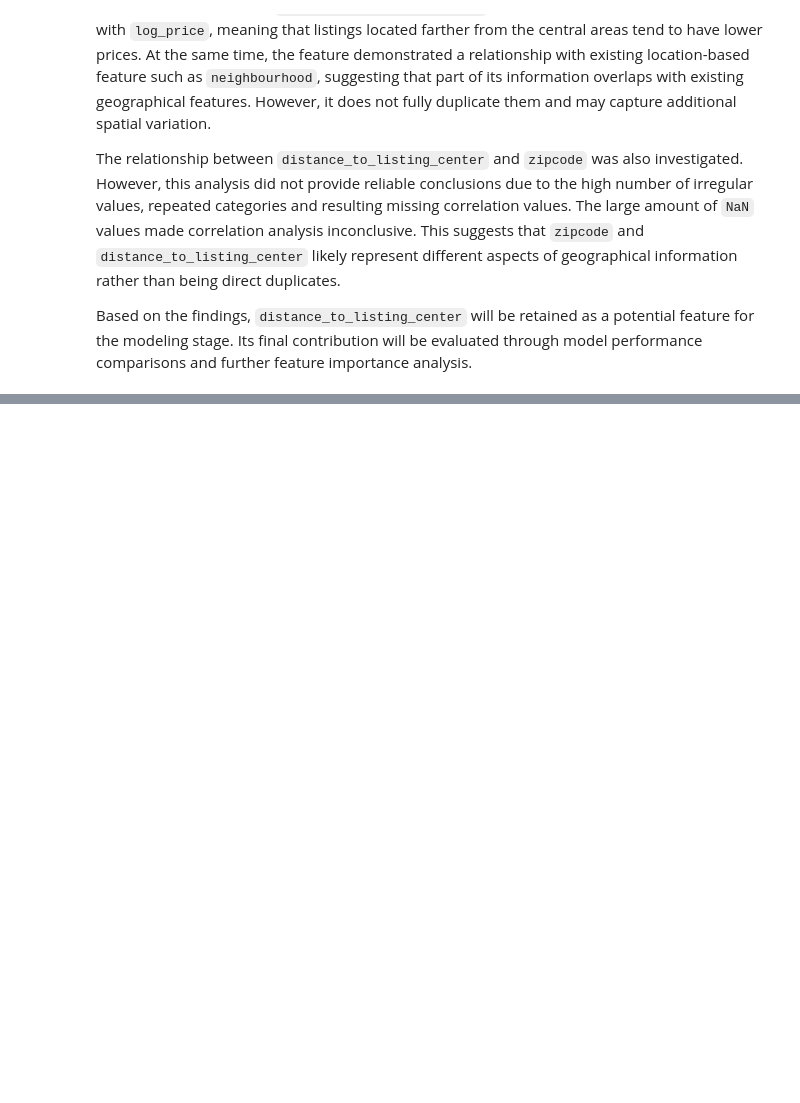
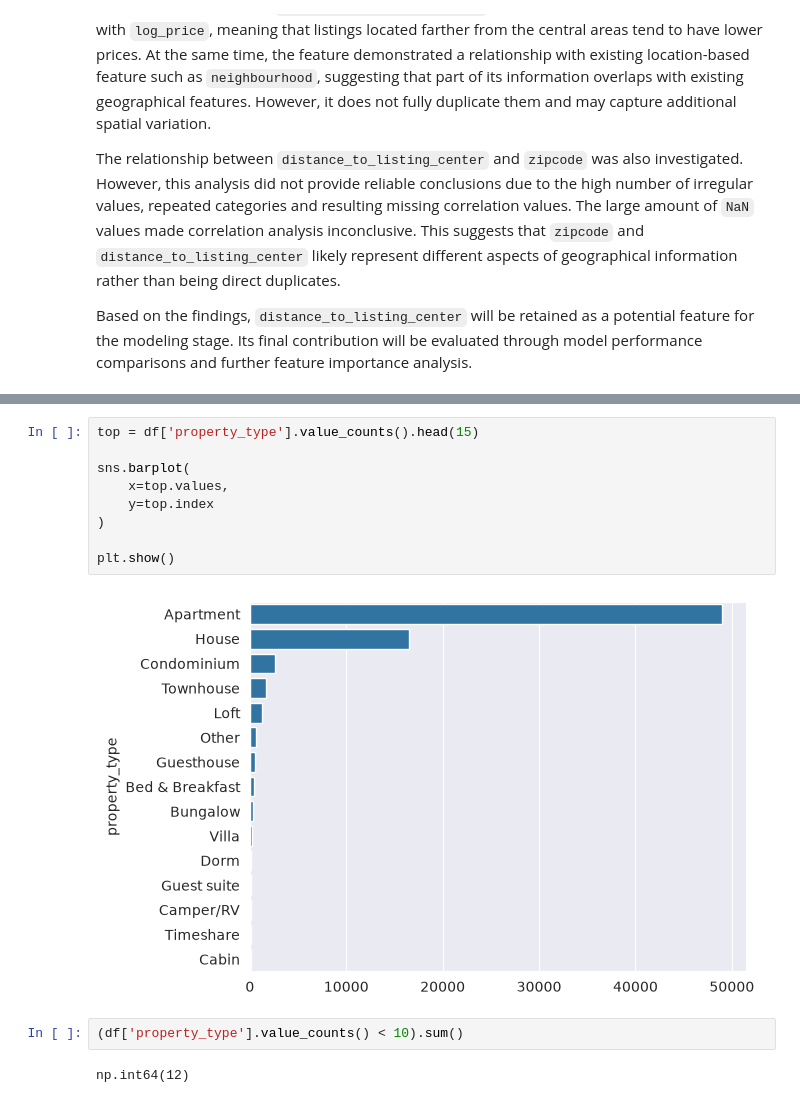
Before and after one commit to Car1LL/airbnb_prices_prediction, a Jupyter notebook: notebooks/00_EDA.ipynb, the cells around one changed output, grey strips where cells are left out. Drawn from its saved outputs; the diff is of its cells as text; blank space fills up the shorter version.

```diff
--- a/notebooks/00_EDA.ipynb
+++ b/notebooks/00_EDA.ipynb
@@ -1377,0 +1433,15 @@ Based on the findings, `distance_to_listing_center` will be retained as a potent
+# %%
+top = df['property_type'].value_counts().head(15)
+
+sns.barplot(
+    x=top.values,
+    y=top.index
+)
+
+plt.show()
+# %% [output]
+[figure, added]
+# %%
+(df['property_type'].value_counts() < 10).sum()
+# %% [output]
+np.int64(12)
```
Also changed, not shown: parts of 6 cells of this notebook.
